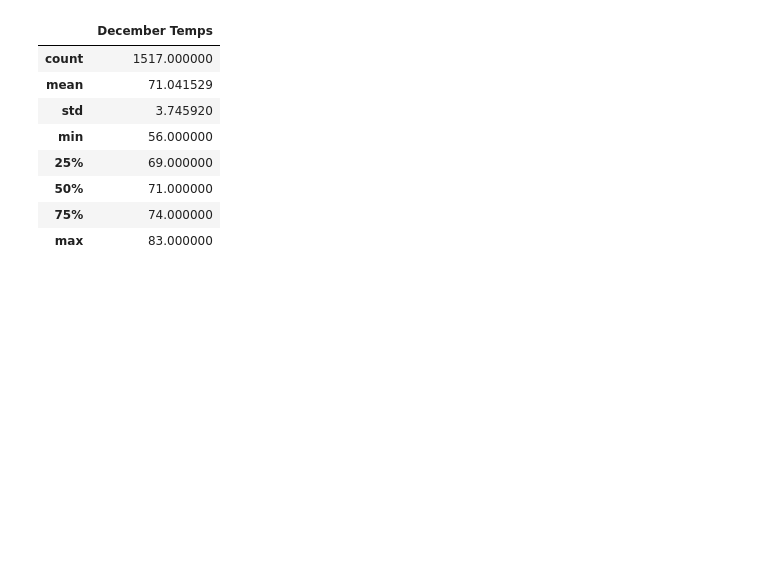
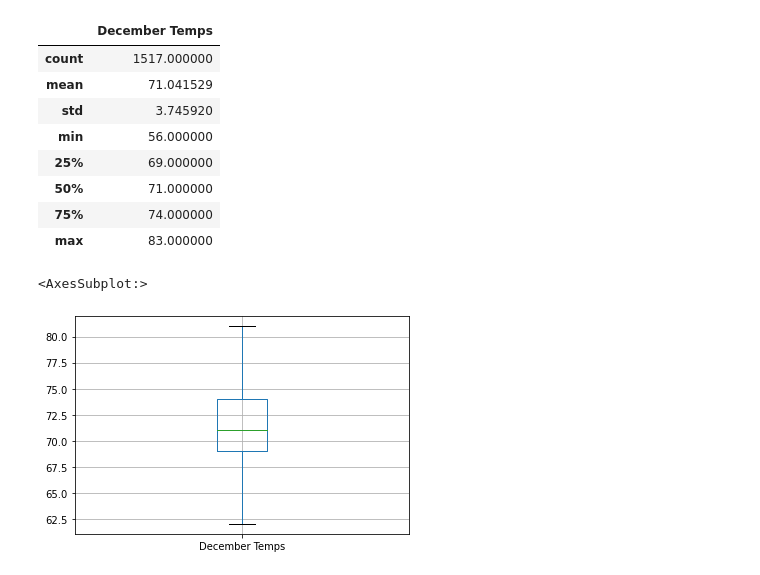
Before and after one commit to olesyapro888/Surfs_shop_analysis_Statistics_SQLAlchemy_SQLite, a Jupyter notebook: SurfsUp_Challenge.ipynb, the cells around one changed output. Drawn from its saved outputs; the diff is of its cells as text; code cells hidden in the pictures; blank space fills up the shorter version.

```diff
--- a/SurfsUp_Challenge.ipynb
+++ b/SurfsUp_Challenge.ipynb
@@ -114,3 +126,9 @@ temps_December_df.describe()
 | 50% | 71.000000 |
 | 75% | 74.000000 |
 | max | 83.000000 |
+# %%
+# Boxplot without outliers
+temps_December_df.boxplot(column='December Temps', sym='')
+# %% [output]
+<AxesSubplot:>
+[figure, added]
```
Also changed, not shown: parts of 17 cells of this notebook, 1 other file.
